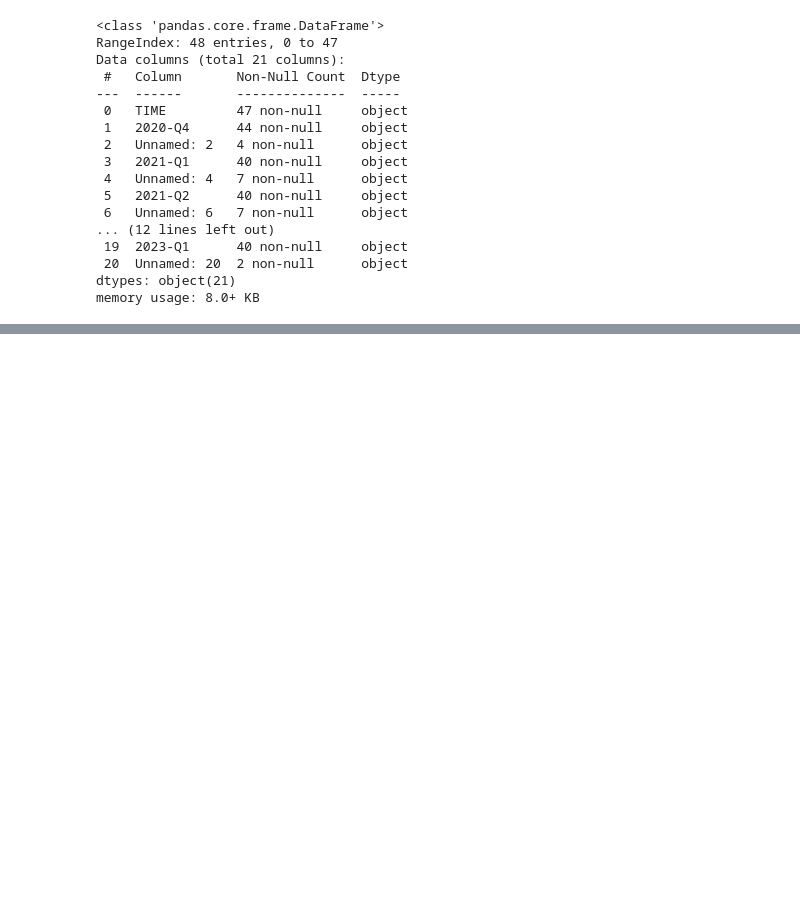
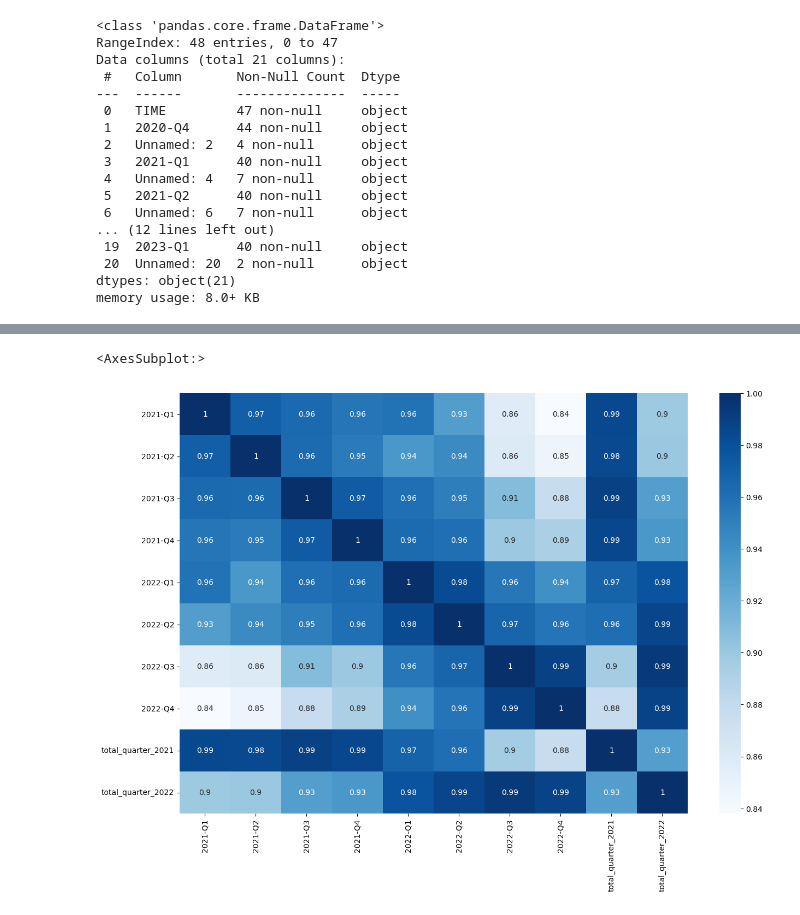
Before and after one commit to 2021029/Project_2, a Jupyter notebook: CA_2.ipynb, the cells around one changed output, grey strips where cells are left out. Saved outputs shown, nothing was run; the diff lists cells and outputs as text; code cells hidden in the pictures; blank space fills up the shorter version.

```diff
--- a/CA_2.ipynb
+++ b/CA_2.ipynb
@@ -156,0 +170,18 @@ dtype: int64
+# %%
+# selecting old value
+a = wage['2022-Q4'][23]
+# selecting new value
+b = wage['2022-Q3'][23]
+# replace values of one DataFrame
+# with the value of another DataFrame
+wage = wage.replace(a,b)
+# %%
+# Changing the astype from Object to Float
+wage['2021-Q1'] = wage['2021-Q1'].astype('float')
+wage['2021-Q2'] = wage['2021-Q2'].astype('float')
+wage['2021-Q3'] = wage['2021-Q3'].astype('float')
+wage['2021-Q4'] = wage['2021-Q4'].astype('float')
+wage['2022-Q1'] = wage['2022-Q1'].astype('float')
+wage['2022-Q2'] = wage['2022-Q2'].astype('float')
+wage['2022-Q3'] = wage['2022-Q3'].astype('float')
+wage['2022-Q4'] = wage['2022-Q4'].astype('float')
@@ -156,0 +239,4 @@ dtype: int64
+# %%
+# Checking correlation
+corr = wage.corr()
+corr
@@ -156,0 +255,7 @@ dtype: int64
+# %%
+# checking the correlation betrween the variable -  dark blue means a strong correlation, while white means 0 correlation
+plt.figure(figsize = (15, 10))
+sns.heatmap(data=corr, annot=True,cmap = 'Blues')
+# %% [output]
+<AxesSubplot:>
+[figure, added]
```
Also changed, not shown: parts of 40 cells of this notebook.
